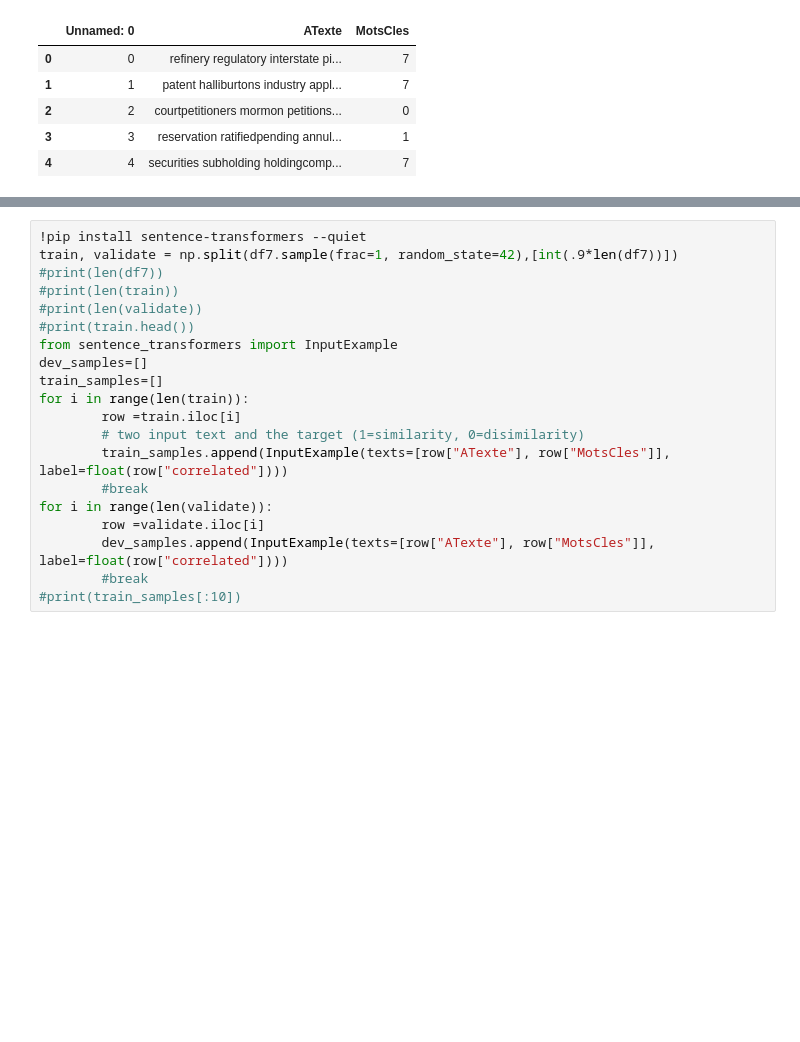
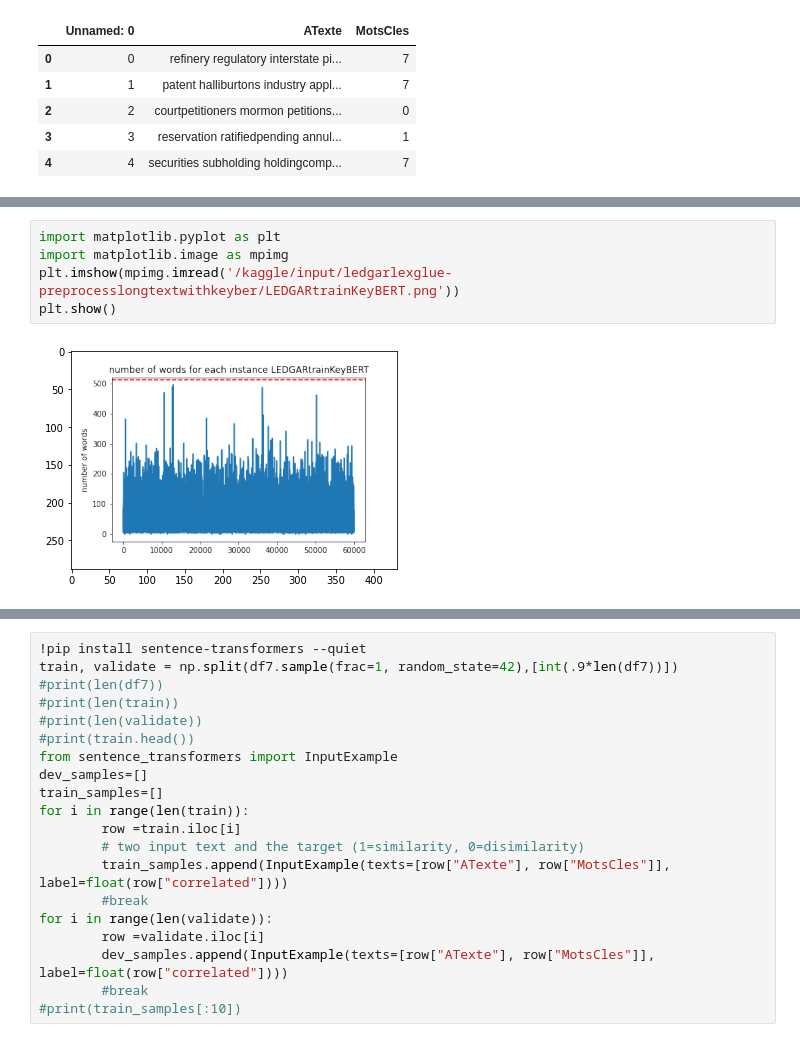
Before and after one commit to hatemamine/FSL-and-ExSummarization-for-Legal-lengthy-Text-classification, a Jupyter notebook: lexgluescotusgeneratedatasetfortrainingsiamesebert.ipynb, the cells around one changed output, grey strips where cells are left out. Saved outputs shown, nothing was run; the diff lists cells and outputs as text; blank space fills up the shorter version.

```diff
--- a/lexgluescotusgeneratedatasetfortrainingsiamesebert.ipynb
+++ b/lexgluescotusgeneratedatasetfortrainingsiamesebert.ipynb
@@ -94,0 +153,7 @@ print(df7.head(2))
+# %%
+import matplotlib.pyplot as plt
+import matplotlib.image as mpimg
+plt.imshow(mpimg.imread('/kaggle/input/ledgarlexglue-preprocesslongtextwithkeyber/LEDGARtrainKeyBERT.png'))
+plt.show()
+# %% [output]
+[figure, added]
```
Also changed, not shown: parts of 14 cells of this notebook.
